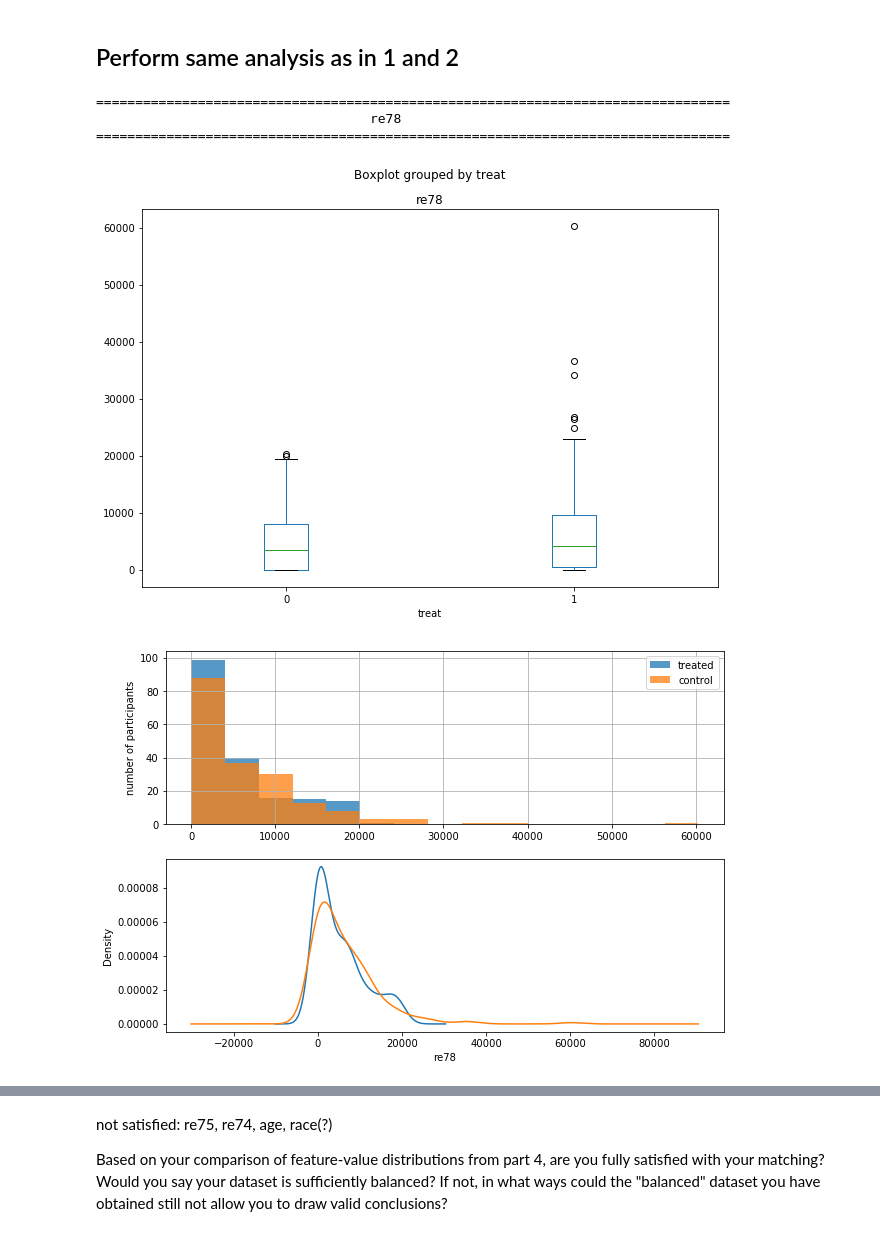
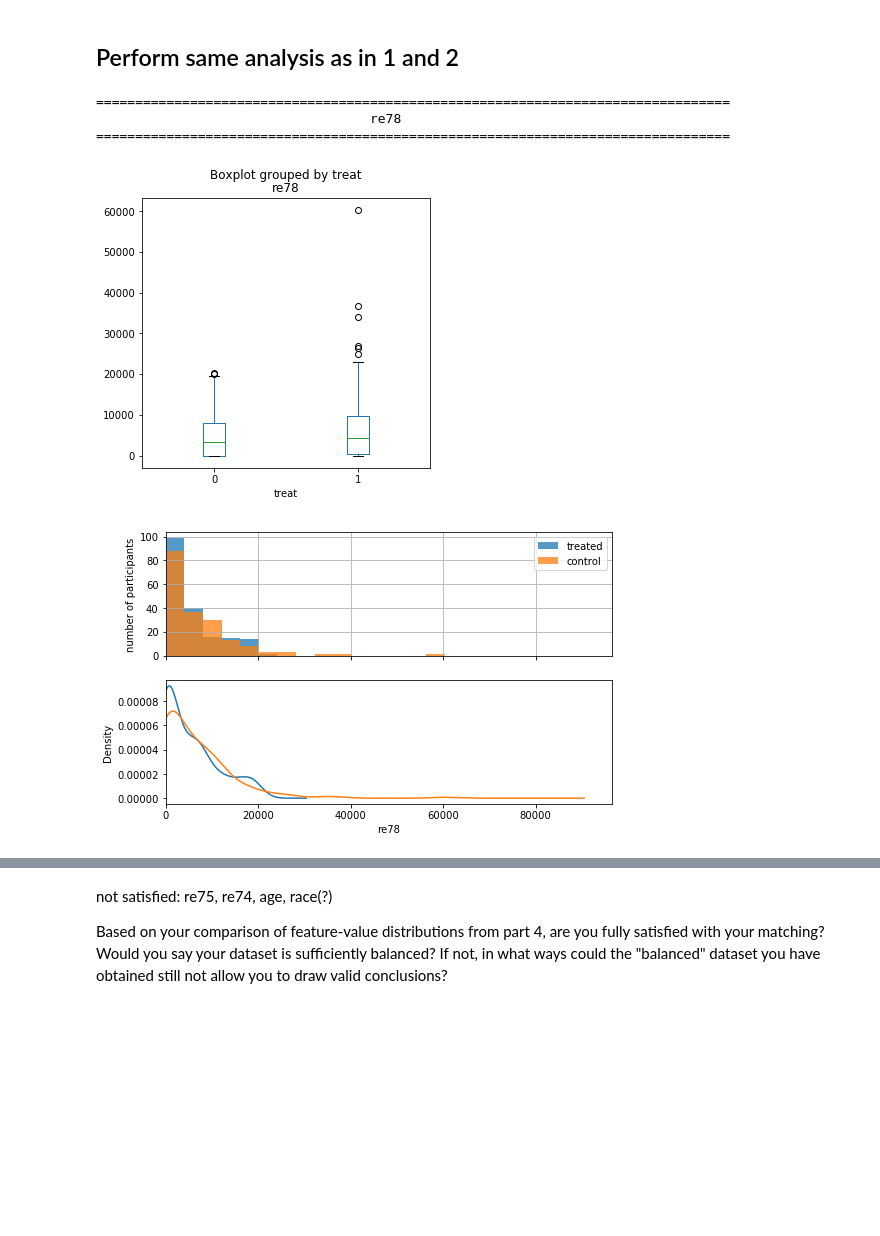
Before and after one commit to puccife/ADAHomeworks, a Jupyter notebook: homework04/homework04_q1.ipynb, the cells around one changed output, grey strips where cells are left out. Drawn from its saved outputs; the diff is of its cells as text; code cells hidden in the pictures; blank space fills up the shorter version.

Commit message:
refactor plots, add interpretation 2

```diff
--- a/homework04/homework04_q1.ipynb
+++ b/homework04/homework04_q1.ipynb
@@ -62,28 +62,31 @@ treat = {0: 'treated', 1: 'control'}
 
 def draw_box(df, col):
     """Draw a box plot for the values of the specified column for each of the two groups"""
-    df.boxplot(by='treat', column=col, figsize = [10, 7], grid=False)
+    df.boxplot(by='treat', column=col, figsize = [5, 5], grid=False)
+    plt.show()
 
 def draw_hist(df, col):
     """Draw histograms and kernel density estimation plots for the specified column.
     Two plots are created for the two groups but displayed in two overlapping layers for comparison.
     """
-    fig_hist, axs_hist = plt.subplots(nrows=2)
+    fig_hist, axs_hist = plt.subplots(nrows=2, sharex=True)
     df.groupby("treat")[col].plot(kind='kde', ax=axs_hist[1])
     axs_hist[1].set_xlabel(col)
+    axs_hist[1].set_xlim(xmin=0)
     groups = df.groupby("treat")[col]
     for k, v in groups:
-        v.hist(label=treat[k], alpha=.75, ax=axs_hist[0], bins=15, range=[df[col].min(), df[col].max()], figsize = [10, 7])
+        v.hist(label=treat[k], alpha=.75, ax=axs_hist[0], bins=15, range=[df[col].min(), df[col].max()], figsize = [8, 5])
     axs_hist[0].legend()
     axs_hist[0].set_ylabel('number of participants')
-
+    plt.show()
 
 def draw_qqs(df, col):
     """Draw a QQ plot for both groups to find out more about the distribution of the data.
     NB: A comparison to a normal distribution with fitted parameters is performed."""
-    fig_qq, axs_qq = plt.subplots(nrows=2, figsize=(10, 20))
+    fig_qq, axs_qq = plt.subplots(ncols=2, figsize=(8, 4), sharex=True, sharey=True)
     stats.probplot(df[df.treat == 0][col], dist="norm", plot=axs_qq[0])
     axs_qq[0].set_title('Control Group')
+    axs_qq[0].set_xlim(xmin=0)
     stats.probplot(df[df.treat == 1][col], dist="norm", plot=axs_qq[1])
     axs_qq[1].set_title('Treatment Group')
     plt.show()
@@ -109,14 +112,15 @@ def test(df, col):
 # %% [markdown]
 Furthermore, we define a function that invokes all the functions for numerical features and displays the output in a structured way.
 # %%
-def analyse_numeric(df, col):
+def analyse_numeric(df, col, detailed=True):
     """Perform analysis for a numerical feature and pretty print result."""
     print('=================================================================================')
     print('                                  ', col)
     print('=================================================================================')
     draw_box(df, col)
     draw_hist(df, col)
-    draw_qqs(df, col)
+    if(detailed):
+        draw_qqs(df, col)
     print()
     get_summary(df, col)
     print()
@@ -452,10 +447,10 @@ lalonde_data_balanced.head()
 # %% [markdown]
 ## Perform same analysis as in 1 and 2
 # %%
-analyse_numeric(lalonde_data_balanced, 're78')
+analyse_numeric(lalonde_data_balanced, 're78', detailed=False)
 # %% [output]
 =================================================================================
                                    re78
 =================================================================================
-[figure, old version]
+[figure, new version]
-[figure, old version]
+[figure, new version]
```
Also changed, not shown: parts of 50 cells of this notebook.
